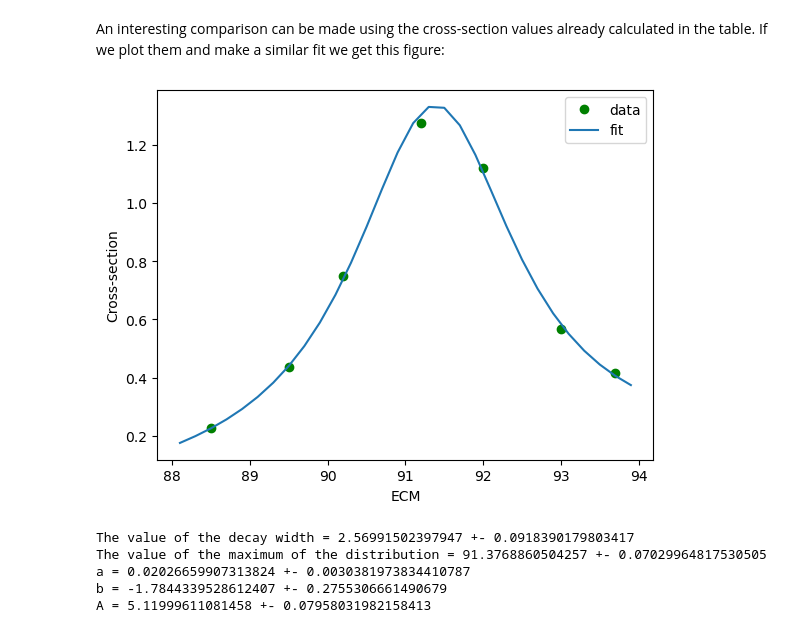
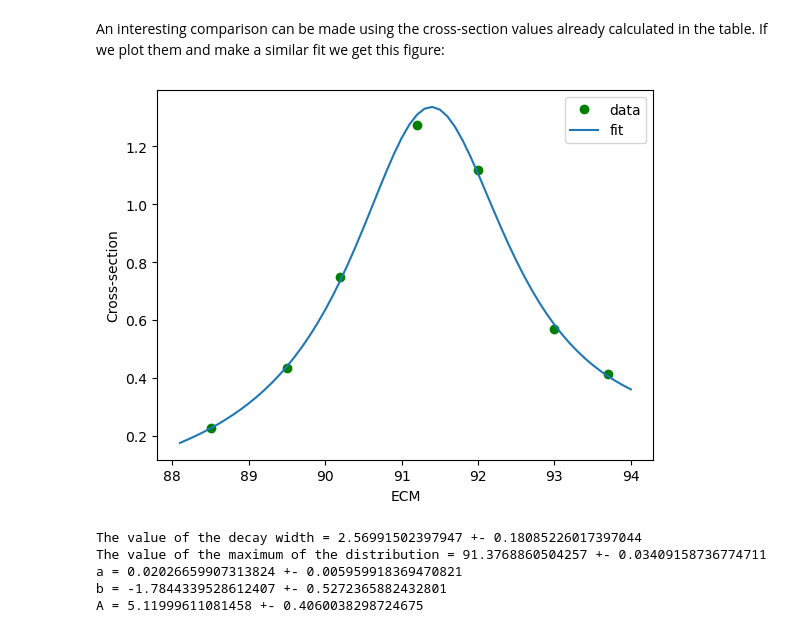
Before and after one commit to kraikisto/CERN_LEP_Z_boson, a Jupyter notebook: 91_line_width_fit.ipynb, the cells around one changed output. Drawn from its saved outputs; the diff is of its cells as text; code cells hidden in the pictures.

```diff
--- a/91_line_width_fit.ipynb
+++ b/91_line_width_fit.ipynb
@@ -127,11 +127,11 @@ print("b = {} +- {}".format(best[3], error[3]))
 print("A = {} +- {}".format(best[4], error[4]))
 
 #For the smoother fit:
-more_points = np.arange(lowerlimit,upperlimit, step=0.2)
+more_points = np.arange(lowerlimit,upperlimit, step=0.1)
 
 
 #plot both graphs:
-plt.hist(dataset91.ECM, bins=bins, range=(lowerlimit,upperlimit), weights = 1/dataset91.LUM, density = True)
+plt.plot(x, y, 'go', label='data')
 plt.plot(more_points, breitwigner(more_points, *best), 'r-', label='gamma = {}, M = {}'.format(best[0], best[1]))
 plt.xlabel('ECM [GeV]')
 plt.ylabel('Number of events (normalised)')
@@ -164,27 +164,29 @@ An interesting comparison can be made using the cross-section values already cal
 # %%
 ECM = np.array([88.5, 89.5, 90.2, 91.2, 92, 93, 93.7], dtype=float) #ECM values from the table
 cross_section = np.array([0.227, 0.436, 0.750, 1.275, 1.120, 0.568, 0.415], dtype=float) #cross-section values from the table
 
-best, covariance = curve_fit(breitwigner, ECM, cross_section, p0=initials, sigma=np.sqrt(y))
+best2, covariance2 = curve_fit(breitwigner, ECM, cross_section, p0=initials, sigma=np.sqrt(y))
 
 
 
 plt.plot(ECM, cross_section, 'go', label='data')
-plt.plot(more_points, breitwigner(more_points, *best), '-', label='fit')
+plt.plot(more_points, breitwigner(more_points, *best2), '-', label='fit')
 plt.xlabel("ECM")
 plt.ylabel("Cross-section")
 plt.legend()
 plt.show()
 
-print("The value of the decay width = {} +- {}".format(best[0], error[0]))
-print("The value of the maximum of the distribution = {} +- {}".format(best[1], error[1]))
-print("a = {} +- {}".format(best[2], error[2]))
-print("b = {} +- {}".format(best[3], error[3]))
-print("A = {} +- {}".format(best[4], error[4]))
+
+error2 = np.sqrt(np.diag(covariance2))
+print("The value of the decay width = {} +- {}".format(best2[0], error2[0]))
+print("The value of the maximum of the distribution = {} +- {}".format(best2[1], error2[1]))
+print("a = {} +- {}".format(best2[2], error2[2]))
+print("b = {} +- {}".format(best2[3], error2[3]))
+print("A = {} +- {}".format(best2[4], error2[4]))
 # %% [output]
-[figure, old version]
+[figure, new version]
-The value of the decay width = 2.56991502397947 +- 0.0918390179803417
-The value of the maximum of the distribution = 91.3768860504257 +- 0.07029964817530505
-a = 0.02026659907313824 +- 0.0030381973834410787
-b = -1.7844339528612407 +- 0.2755306661490679
-A = 5.11999611081458 +- 0.07958031982158413
+The value of the decay width = 2.56991502397947 +- 0.18085226017397044
+The value of the maximum of the distribution = 91.3768860504257 +- 0.03409158736774711
+a = 0.02026659907313824 +- 0.005959918369470821
+b = -1.7844339528612407 +- 0.5272365882432801
+A = 5.11999611081458 +- 0.4060038298724675
```
Also changed, not shown: parts of 5 cells of this notebook.
